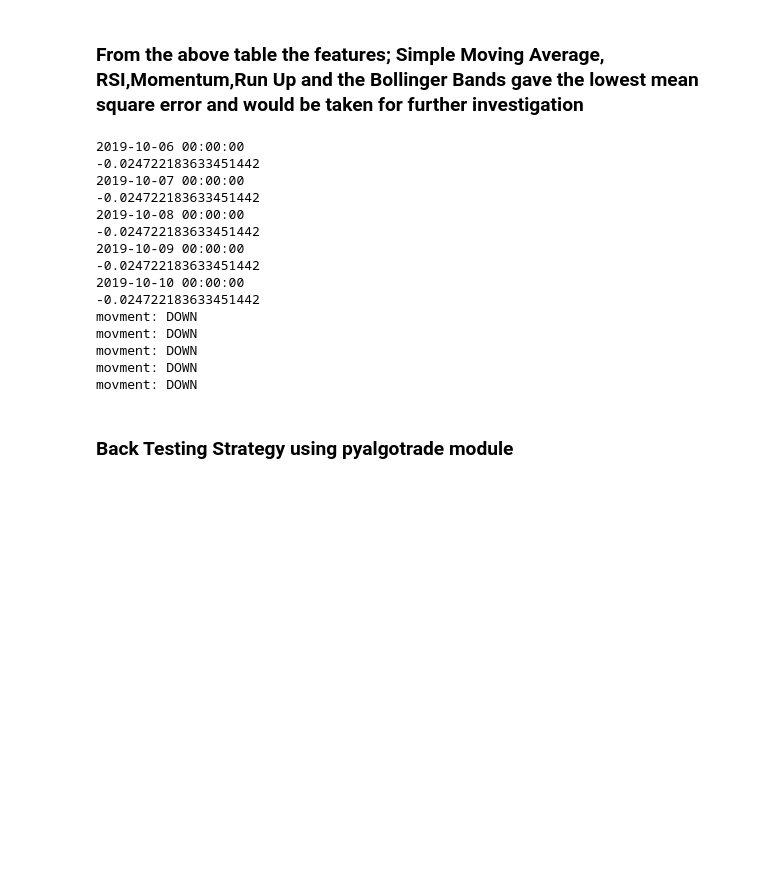
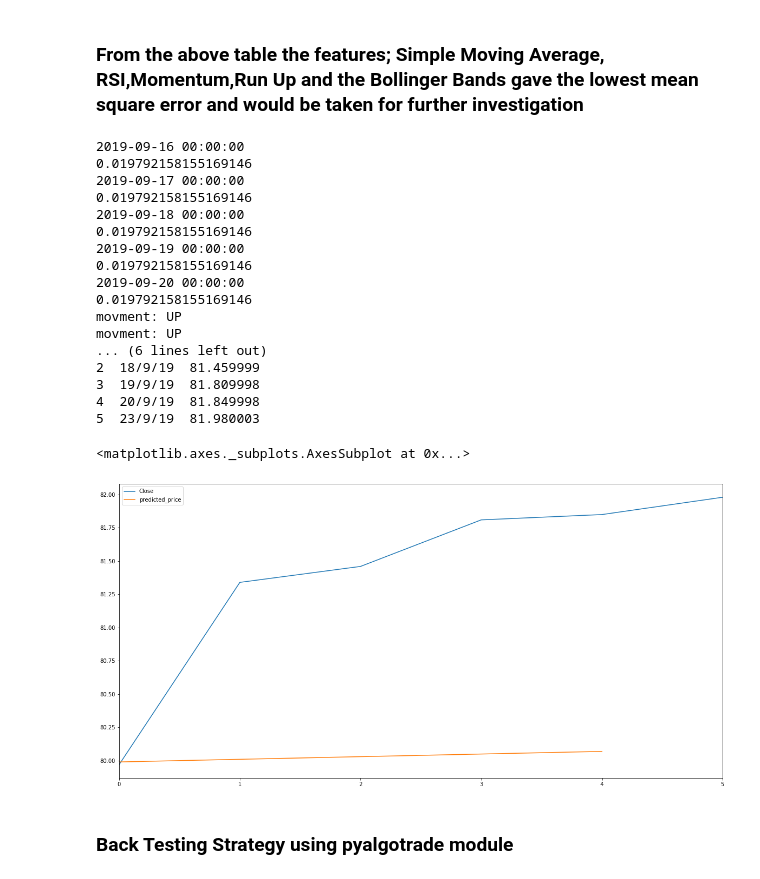
Before and after one commit to Shadman191411903/UTS_ML2019_ID13000029, a Jupyter notebook: A2/ExtendedModelV2.ipynb, the cells around one changed output. Cells and saved outputs as stored; diff of their text form; code cells hidden in the pictures; blank space fills up the shorter version.

```diff
--- a/A2/ExtendedModelV2.ipynb
+++ b/A2/ExtendedModelV2.ipynb
@@ -713,49 +714,67 @@ filename = download_dir+'/results_predicted-'+stockNames+'ExtentedFeatures-.csv'
     #Store our testFileName
 
 testFileName=download_dir+'/'+stocks[0]+'-Test.csv'
     #load our testFileName
 test_file_name= pd.read_csv(testFileName)
 closingPrices=test_file_name['Close']
     #print(closingPrices)
     #print("type")
     #print(type(closingPrices))
 closingPrices=closingPrices.values.tolist()
     #print(closingPrices)
     #closingPrices=list(zip(closingPrices))
 
 
     #print(filename)
 with open(filename, 'w') as csvfile:
         fieldnames = ['stock',
                       'date','actual_price','predicted_price','price_prev_day','deviation','movement']
         writer = csv.DictWriter(csvfile, fieldnames=fieldnames)
         writer.writeheader()
         i=1
-        writer.writerow({'stock': stockNames , 'date': '16/09/2019','actual_price': closingPrices[0],'predicted_price': "Actual Price on 16th",'price_prev_day': "NA",'deviation':"NA",'movement':"NA"})
+        #writer.writerow({'stock': stockNames , 'date': '16/09/2019','actual_price': closingPrices[0],'predicted_price': "Actual Price on 16th",'price_prev_day': "NA",'deviation':"NA",'movement':"NA"})
         for prediction in prediction_series_sorted:
             #Classify it as up or down
             movement = 'DOWN' if prediction[4] < 0 else 'UP'
             print("movment: "+movement)
             #print(closingPrices[i])
             writer.writerow(
                 {'stock': prediction[0], 'date': prediction[1].strftime('%m/%d/%Y'),'actual_price': closingPrices[i],'predicted_price': prediction[2],'price_prev_day': prediction[3],'deviation':prediction[4],'movement':movement})
             i=i+1
+
+predictedCSV=pd.read_csv(filename,usecols=(1,3))
+
+#print(testFileName)
+
+actualCSV=pd.read_csv(testFileName,usecols=(0,4))
+
+print(actualCSV)
+
+#print(current_data['close'])
+
+#for predictedPrices in prediction_series_sorted
+tryThis = actualCSV.plot(figsize=(20,10))
+predictedCSV.plot(ax=tryThis)
 # %% [output]
-2019-10-06 00:00:00
--0.024722183633451442
-2019-10-07 00:00:00
--0.024722183633451442
-2019-10-08 00:00:00
--0.024722183633451442
-2019-10-09 00:00:00
--0.024722183633451442
-2019-10-10 00:00:00
--0.024722183633451442
-movment: DOWN
-movment: DOWN
-movment: DOWN
-movment: DOWN
-movment: DOWN
+2019-09-16 00:00:00
+0.019792158155169146
+2019-09-17 00:00:00
+0.019792158155169146
+2019-09-18 00:00:00
+0.019792158155169146
+2019-09-19 00:00:00
+0.019792158155169146
+2019-09-20 00:00:00
+0.019792158155169146
+movment: UP
+movment: UP
+... (6 lines left out)
+2  18/9/19  81.459999
+3  19/9/19  81.809998
+4  20/9/19  81.849998
+5  23/9/19  81.980003
+<matplotlib.axes._subplots.AxesSubplot at 0x...>
+[figure, added]
 # %% [markdown]
 <h3 style="red">Back Testing Strategy using pyalgotrade module </h3>
 # %%
```
Also changed, not shown: parts of 6 cells of this notebook, 6 other files.
